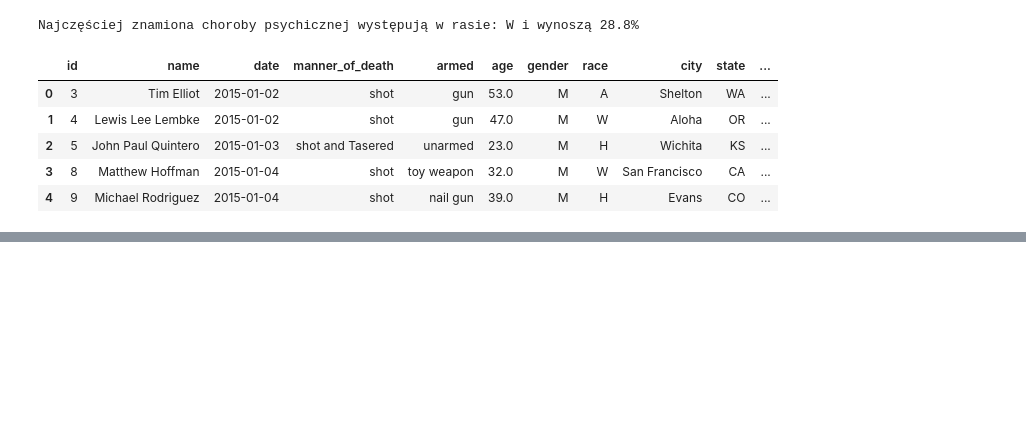
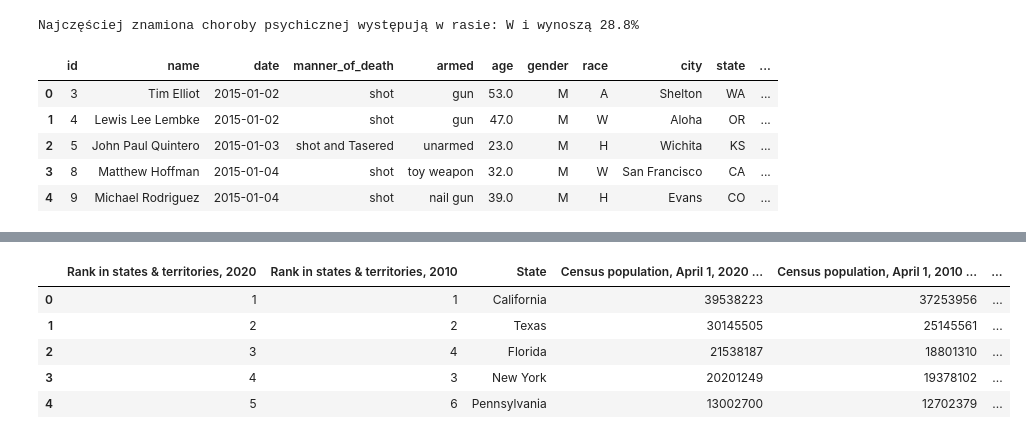
Before and after one commit to WojciechDzimira/kodilla-modu-8, a Jupyter notebook: przestepczosc.ipynb, the cells around one changed output, grey strips where cells are left out. Drawn from its saved outputs; the diff is of its cells as text; code cells hidden in the pictures; blank space fills up the shorter version.

```diff
--- a/przestepczosc.ipynb
+++ b/przestepczosc.ipynb
@@ -70,0 +91,9 @@ Name: count, dtype: int64
+# %%
+df_state_by_population.head()
+# %% [output]
+|  | Rank in states & territories, 2020 | Rank in states & territories, 2010 | State | Census population, April 1, 2020 ... | Census population, April 1, 2010 ... | ... |
+| 0 | 1 | 1 | California | 39538223 | 37253956 | ... |
+| 1 | 2 | 2 | Texas | 30145505 | 25145561 | ... |
+| 2 | 3 | 4 | Florida | 21538187 | 18801310 | ... |
+| 3 | 4 | 3 | New York | 20201249 | 19378102 | ... |
+| 4 | 5 | 6 | Pennsylvania | 13002700 | 12702379 | ... |
```
Also changed, not shown: parts of 10 cells of this notebook.
